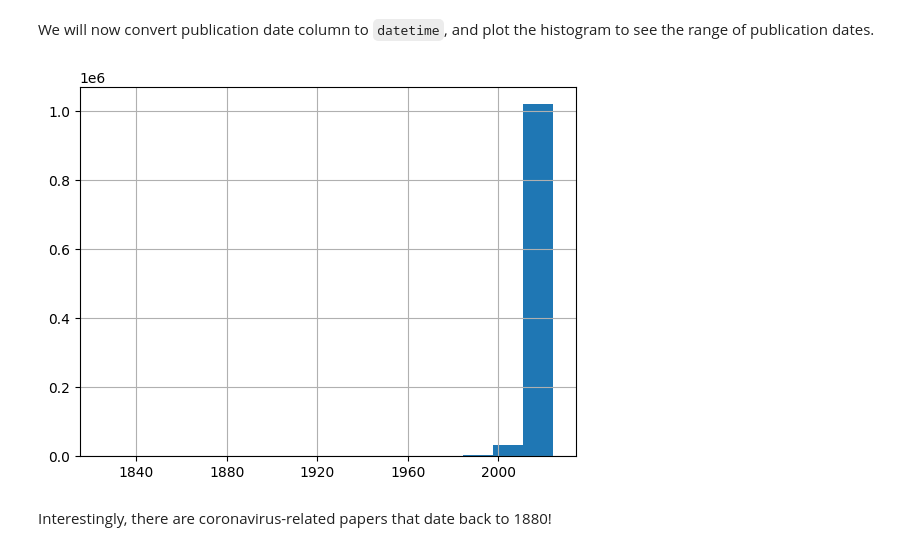
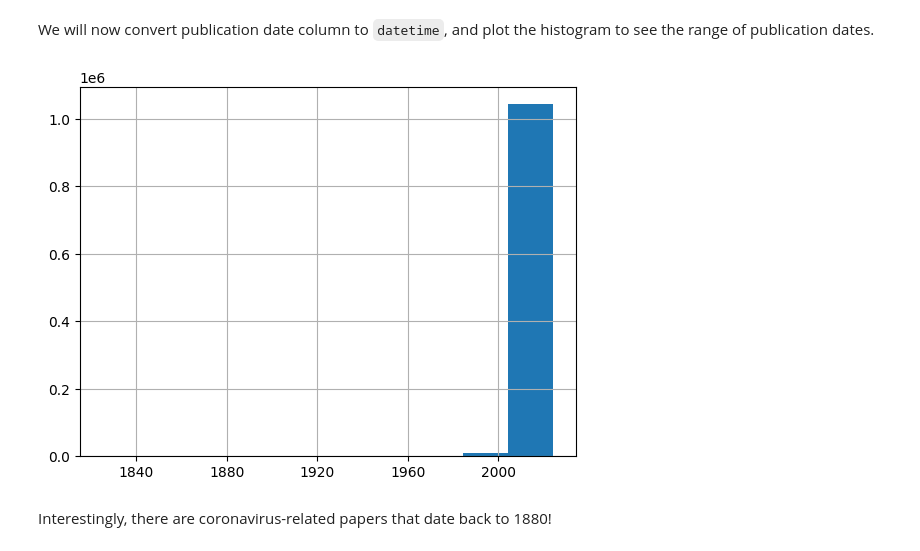
Before and after one commit to aniveshkanodia/Data-Science-For-Beginners, a Jupyter notebook: 2-Working-With-Data/07-python/notebook-papers.ipynb, the cells around one changed output. Drawn from its saved outputs; the diff is of its cells as text; code cells hidden in the pictures.

```diff
--- a/2-Working-With-Data/07-python/notebook-papers.ipynb
+++ b/2-Working-With-Data/07-python/notebook-papers.ipynb
@@ -34,9 +36,9 @@ We will now convert publication date column to `datetime`, and plot the histogra
 # %%
-df['publish_time'] = pd.to_datetime(df['publish_time'])
+df['publish_time'] = pd.to_datetime(df['publish_time'],format='mixed')
 df['publish_time'].hist()
 plt.show()
 # %% [output]
-[figure, old version]
+[figure, new version]
 # %% [markdown]
 Interestingly, there are coronavirus-related papers that date back to 1880!
 # %% [markdown]
```
Also changed, not shown: parts of 11 cells of this notebook.
